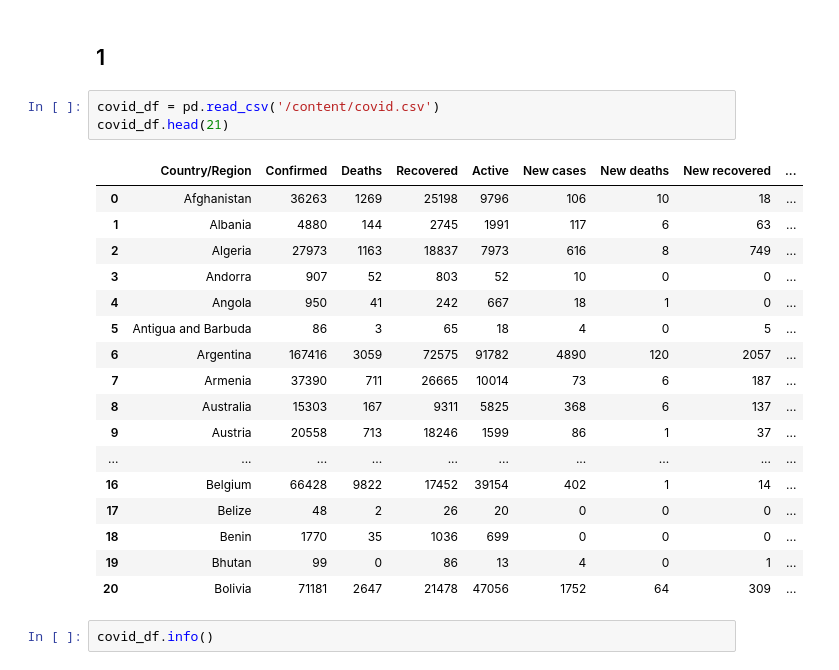
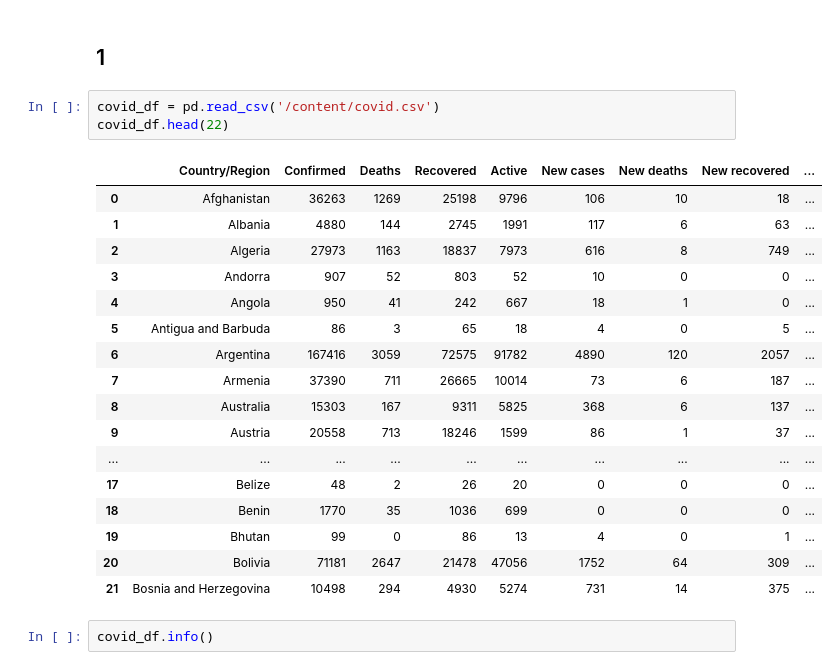
Before and after one commit to Muhammmadforuq/pandemiyya, a Jupyter notebook: sobirovb.ipynb, the cells around one changed output. Cells and saved outputs as stored; diff of their text form.

```diff
--- a/sobirovb.ipynb
+++ b/sobirovb.ipynb
@@ -10,25 +10,25 @@ import pandas as pd
 ## 1
 # %%
 covid_df = pd.read_csv('/content/covid.csv')
-covid_df.head(21)
+covid_df.head(22)
 # %% [output]
 |  | Country/Region | Confirmed | Deaths | Recovered | Active | New cases | New deaths | New recovered | ... |
 | 0 | Afghanistan | 36263 | 1269 | 25198 | 9796 | 106 | 10 | 18 | ... |
 | 1 | Albania | 4880 | 144 | 2745 | 1991 | 117 | 6 | 63 | ... |
 | 2 | Algeria | 27973 | 1163 | 18837 | 7973 | 616 | 8 | 749 | ... |
 | 3 | Andorra | 907 | 52 | 803 | 52 | 10 | 0 | 0 | ... |
 | 4 | Angola | 950 | 41 | 242 | 667 | 18 | 1 | 0 | ... |
 | 5 | Antigua and Barbuda | 86 | 3 | 65 | 18 | 4 | 0 | 5 | ... |
 | 6 | Argentina | 167416 | 3059 | 72575 | 91782 | 4890 | 120 | 2057 | ... |
 | 7 | Armenia | 37390 | 711 | 26665 | 10014 | 73 | 6 | 187 | ... |
 | 8 | Australia | 15303 | 167 | 9311 | 5825 | 368 | 6 | 137 | ... |
 | 9 | Austria | 20558 | 713 | 18246 | 1599 | 86 | 1 | 37 | ... |
 | ... | ... | ... | ... | ... | ... | ... | ... | ... | ... |
-| 16 | Belgium | 66428 | 9822 | 17452 | 39154 | 402 | 1 | 14 | ... |
 | 17 | Belize | 48 | 2 | 26 | 20 | 0 | 0 | 0 | ... |
 | 18 | Benin | 1770 | 35 | 1036 | 699 | 0 | 0 | 0 | ... |
 | 19 | Bhutan | 99 | 0 | 86 | 13 | 4 | 0 | 1 | ... |
 | 20 | Bolivia | 71181 | 2647 | 21478 | 47056 | 1752 | 64 | 309 | ... |
+| 21 | Bosnia and Herzegovina | 10498 | 294 | 4930 | 5274 | 731 | 14 | 375 | ... |
 # %%
 covid_df.info()
 # %% [output]
```
Also changed, not shown: parts of 13 cells of this notebook.
